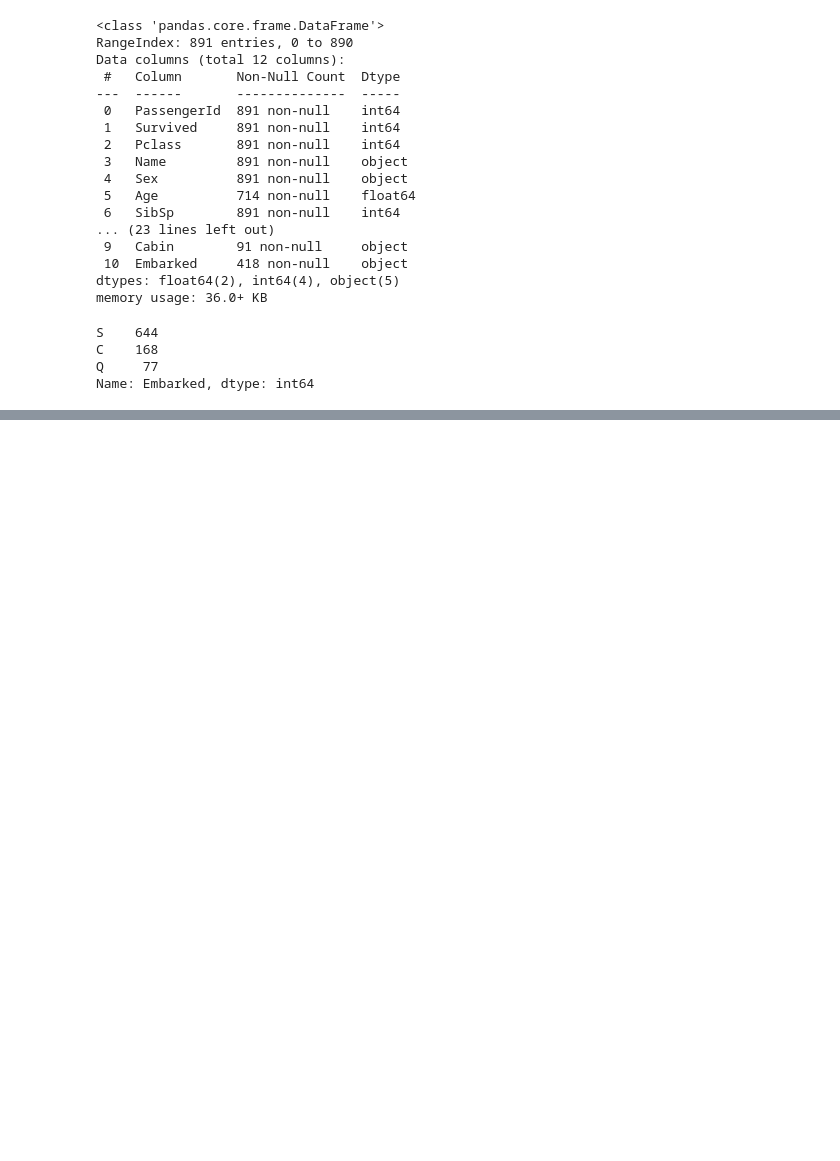
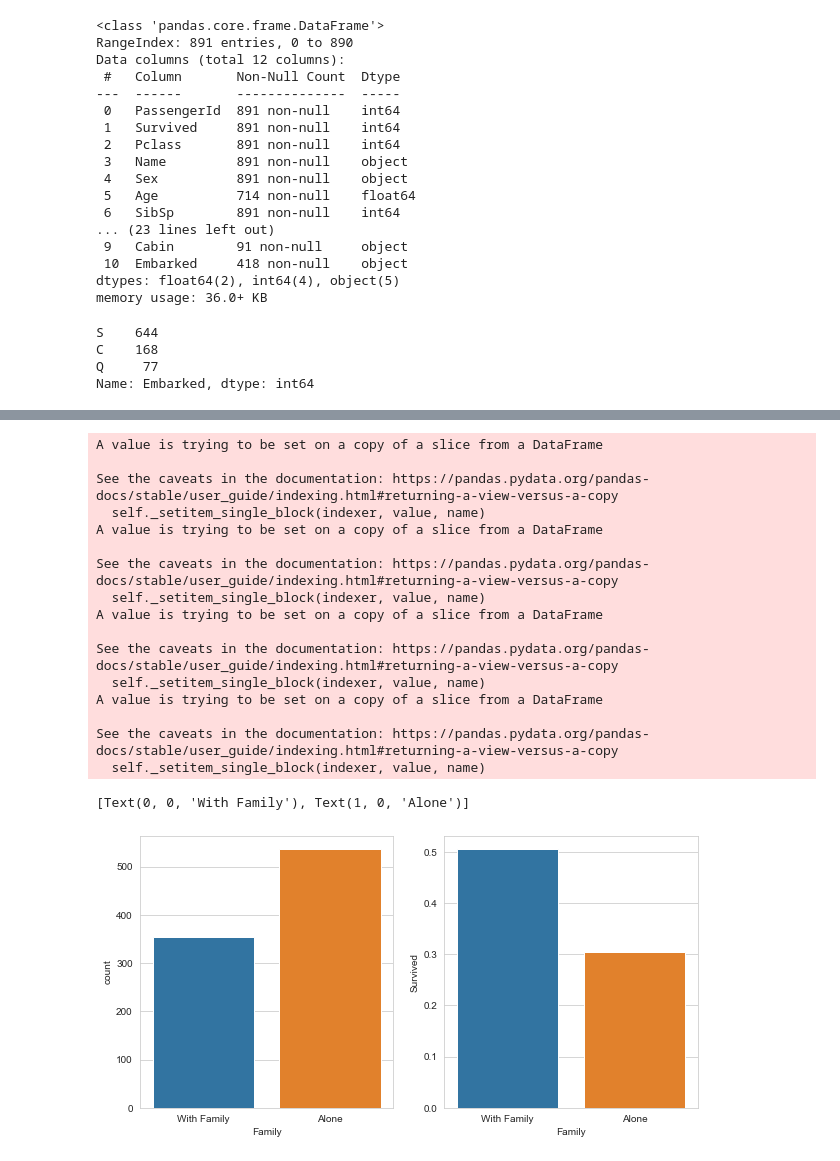
Before and after one commit to JIPiration/kaggles, a Jupyter notebook: titanic/a-journey-through-titanic.ipynb, the cells around one changed output, grey strips where cells are left out. Saved outputs shown, nothing was run; the diff lists cells and outputs as text; code cells hidden in the pictures; blank space fills up the shorter version.

```diff
--- a/titanic/a-journey-through-titanic.ipynb
+++ b/titanic/a-journey-through-titanic.ipynb
@@ -173,0 +204,53 @@ titanic_df['Age'].hist(bins=70, ax=axis2)
+# %%
+# Cabin
+# It has a lot of NaN values, so it won't cause a remarkable impact on prediction
+titanic_df.drop("Cabin", axis=1, inplace=True)
+test_df.drop("Cabin", axis=1, inplace=True)
+# %%
+# Family
+
+# Instead of having two columns Parch & SibSp,
+# we can have only one column represent if the passenger had any family member aboard or not,
+# Meaning, if having any family member(whether parent, brother, ...etc) will increase chances of Survival or not.
+titanic_df['Family'] =  titanic_df["Parch"] + titanic_df["SibSp"]
+titanic_df['Family'].loc[titanic_df['Family'] > 0] = 1
+titanic_df['Family'].loc[titanic_df['Family'] == 0] = 0
+
+test_df['Family'] =  test_df["Parch"] + test_df["SibSp"]
+test_df['Family'].loc[test_df['Family'] > 0] = 1
+test_df['Family'].loc[test_df['Family'] == 0] = 0
+
+# drop Parch & SibSp
+titanic_df = titanic_df.drop(['SibSp','Parch'], axis=1)
+test_df    = test_df.drop(['SibSp','Parch'], axis=1)
+
+# plot
+fig, (axis1,axis2) = plt.subplots(1,2,sharex=True,figsize=(10,5))
+
+# sns.factorplot('Family',data=titanic_df,kind='count',ax=axis1)
+sns.countplot(x='Family', data=titanic_df, order=[1,0], ax=axis1)
+
+# average of survived for those who had/didn't have any family member
+family_perc = titanic_df[["Family", "Survived"]].groupby(['Family'],as_index=False).mean()
+sns.barplot(x='Family', y='Survived', data=family_perc, order=[1,0], ax=axis2)
+
+axis1.set_xticklabels(["With Family","Alone"], rotation=0)
+# %% [output]
+A value is trying to be set on a copy of a slice from a DataFrame
+
+See the caveats in the documentation: https://pandas.pydata.org/pandas-docs/stable/user_guide/indexing.html#returning-a-view-versus-a-copy
+  self._setitem_single_block(indexer, value, name)
+A value is trying to be set on a copy of a slice from a DataFrame
+
+See the caveats in the documentation: https://pandas.pydata.org/pandas-docs/stable/user_guide/indexing.html#returning-a-view-versus-a-copy
+  self._setitem_single_block(indexer, value, name)
+A value is trying to be set on a copy of a slice from a DataFrame
+
+See the caveats in the documentation: https://pandas.pydata.org/pandas-docs/stable/user_guide/indexing.html#returning-a-view-versus-a-copy
+  self._setitem_single_block(indexer, value, name)
+A value is trying to be set on a copy of a slice from a DataFrame
+
+See the caveats in the documentation: https://pandas.pydata.org/pandas-docs/stable/user_guide/indexing.html#returning-a-view-versus-a-copy
+  self._setitem_single_block(indexer, value, name)
+[Text(0, 0, 'With Family'), Text(1, 0, 'Alone')]
+[figure, added]
```
Also changed, not shown: parts of 16 cells of this notebook.
